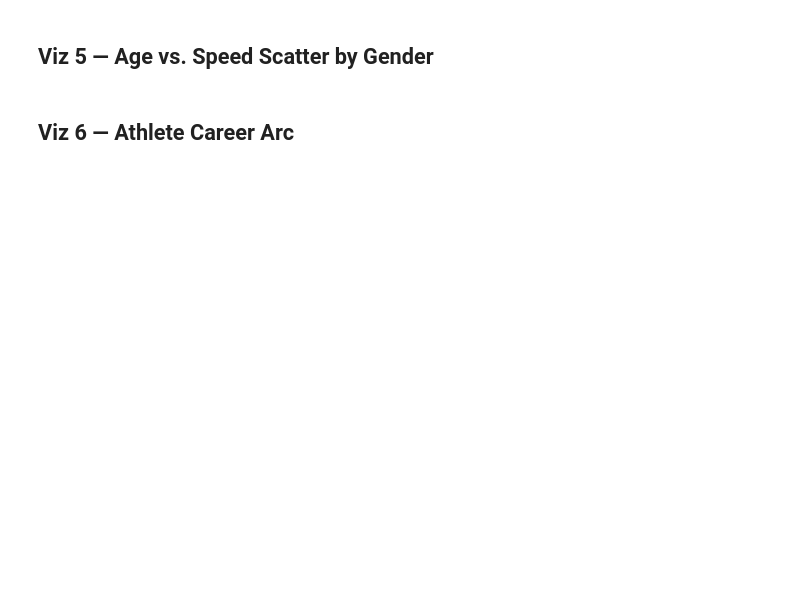
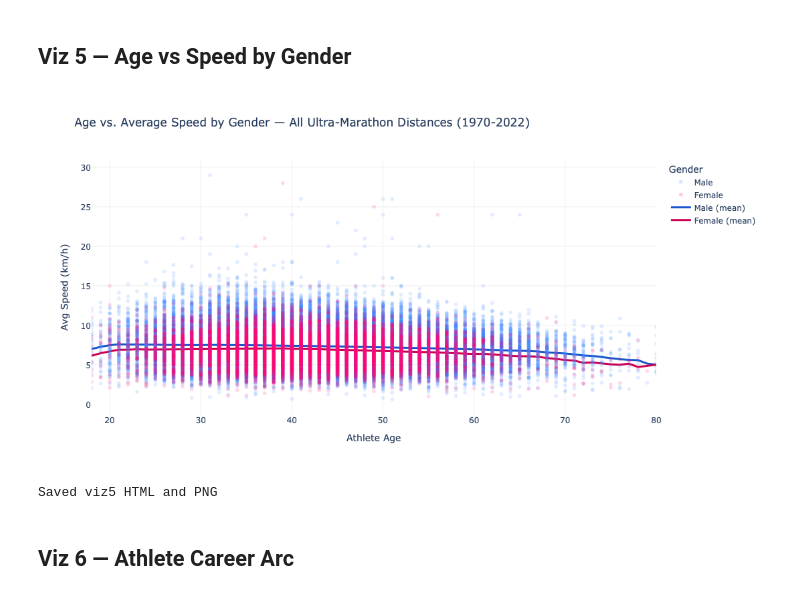
Before and after one commit to luizsamelo/ultramarathon-performance-viz, a Jupyter notebook: Notebooks/ultra_partC.ipynb, the cells around one changed output. Cells and saved outputs as stored; diff of their text form; code cells hidden in the pictures; blank space fills up the shorter version.

```diff
--- a/Notebooks/ultra_partC.ipynb
+++ b/Notebooks/ultra_partC.ipynb
@@ -44,2 +50,2 @@ print('Cleaned shape:', df_clean.shape)
 # %% [markdown]
-## Viz 5 — Age vs. Speed Scatter by Gender
+## Viz 5 — Age vs Speed by Gender
@@ -57,28 +52,41 @@ print('Age trend shape:', age_trend.shape)
 # %%
+df_scatter = df_clean.sample(n=min(50000, len(df_clean)), random_state=42).copy()
+age_trend = (
+    df_clean.groupby(['athlete_age', 'athlete_gender'])
+    .agg(mean_speed=('athlete_avg_speed', 'mean'), count=('athlete_avg_speed', 'count'))
+    .reset_index()
+)
+age_trend = age_trend[age_trend['count'] >= 50]
+age_trend['Gender'] = age_trend['athlete_gender'].map({'M': 'Male', 'F': 'Female'})
+
 fig5 = px.scatter(
     df_scatter,
     x='athlete_age', y='athlete_avg_speed', color='Gender',
     color_discrete_map={'Male': '#3A86FF', 'Female': '#FF006E'},
     opacity=0.15,
     labels={'athlete_age': 'Athlete Age', 'athlete_avg_speed': 'Avg Speed (km/h)'},
     title='Age vs. Average Speed by Gender — All Ultra-Marathon Distances (1970-2022)'
 )
 for gender, color in [('Male', '#1a56cc'), ('Female', '#cc0052')]:
     trend = age_trend[age_trend['Gender'] == gender].sort_values('athlete_age')
     fig5.add_trace(go.Scatter(
         x=trend['athlete_age'], y=trend['mean_speed'],
         mode='lines', name=f'{gender} (mean)',
         line=dict(color=color, width=3)
     ))
 fig5.update_layout(
     height=560, plot_bgcolor='white', paper_bgcolor='white',
     title_font_size=17,
     xaxis=dict(title='Athlete Age', range=[18, 80], showgrid=True, gridcolor='#f0f0f0'),
     yaxis=dict(title='Avg Speed (km/h)', showgrid=True, gridcolor='#f0f0f0')
 )
 fig5.show()
 fig5.write_html('../Viz/viz5_age_vs_speed_by_gender.html')
-print('Saved: Viz/viz5_age_vs_speed_by_gender.html')
+fig5.write_image('../Viz/viz5_age_vs_speed_by_gender.png')
+print('Saved viz5 HTML and PNG')
+# %% [output]
+[figure, added]
+Saved viz5 HTML and PNG
 # %% [markdown]
 ## Viz 6 — Athlete Career Arc
 # %%
```
Also changed, not shown: parts of 8 cells of this notebook, 4 other files.
